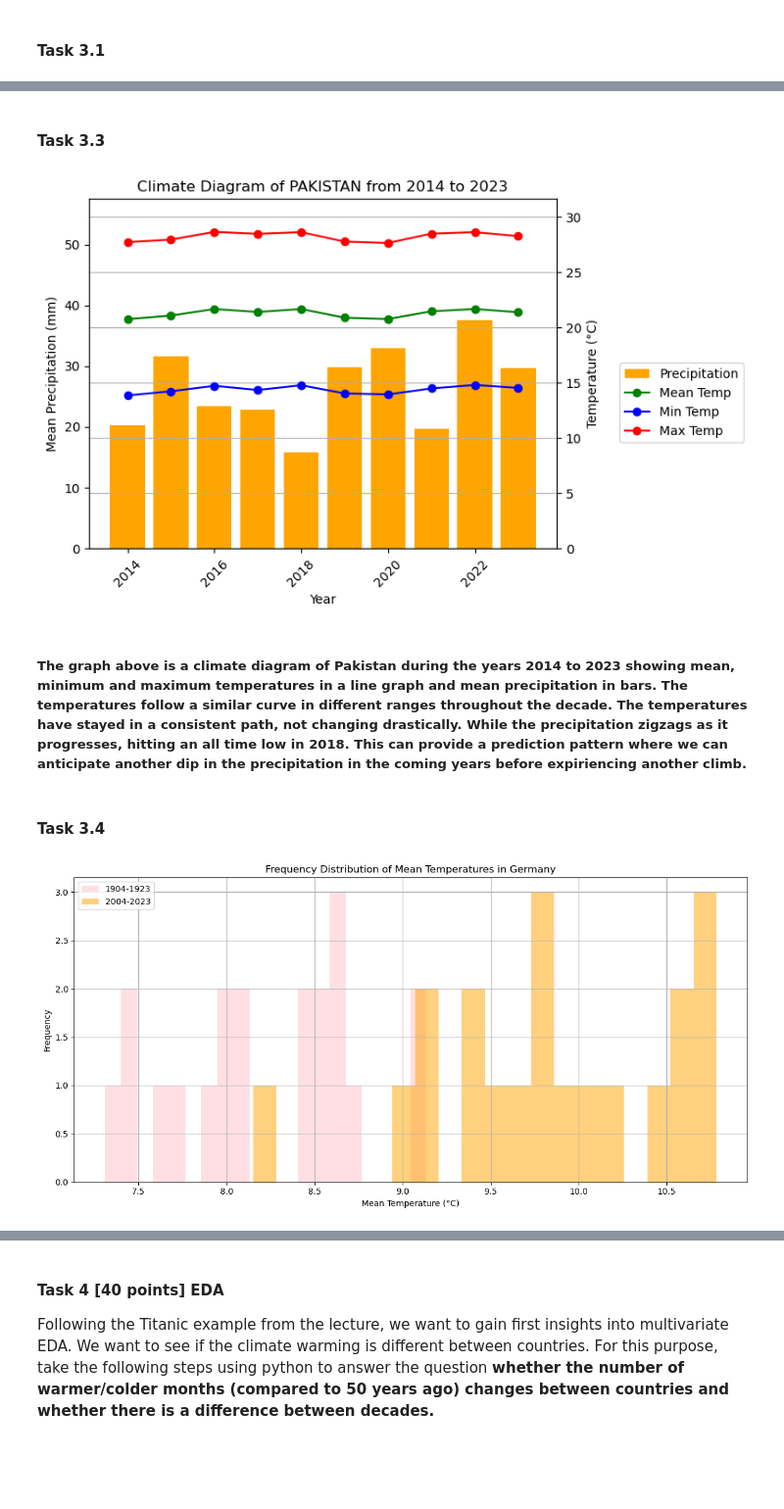
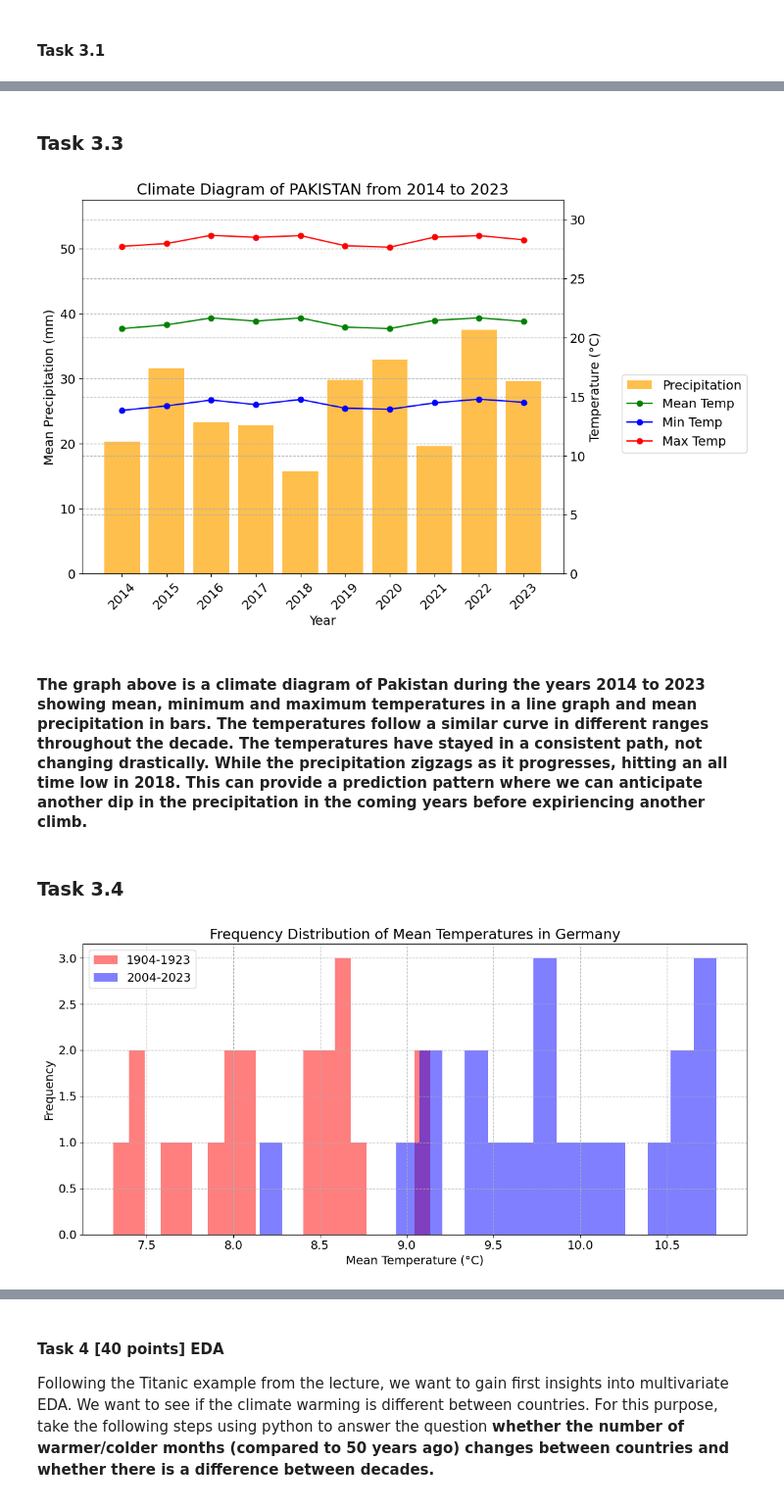
Before and after one commit to mpn1008/RM_assignments, a Jupyter notebook: RM_A02_NMPN/RM_A02_Group.ipynb, the cells around one changed output, grey strips where cells are left out. Shown at 98% size. Saved outputs shown, nothing was run; the diff lists cells and outputs as text; code cells hidden in the pictures; blank space fills up the shorter version.

```diff
--- a/RM_A02_NMPN/RM_A02_Group.ipynb
+++ b/RM_A02_NMPN/RM_A02_Group.ipynb
@@ -206,9 +197,8 @@ for country in countries:
     country_data_2023 = csv_data[(csv_data['COUNTRY'] == country) & (csv_data['YEAR'] == 2023)].replace(-999, np.nan)
 
     # Calculating total precipitation and wet days for the country
-    # TODO: Why sum().sum()???
-    total_precipitation = country_data_2023[prep_columns].sum().sum()
-    total_wet_days = country_data_2023[wet_day_columns].sum().sum()
+    total_precipitation = country_data_2023[prep_columns].values.flatten().sum()
+    total_wet_days = country_data_2023[wet_day_columns].values.flatten().sum()
 
     # Calculating average precipitation per wet day, only if wet days are more than zero (can't divide by zero)
     avg_precip = total_precipitation / total_wet_days if total_wet_days > 0 else None
@@ -218,6 +208,7 @@ for country in countries:
     result = pd.DataFrame(avg_precip_list).dropna()
 
 # Plotting the result
+plt.rcParams.update({'font.size': 14})
 plt.figure(figsize=(12, 8))
 plt.bar(result['COUNTRY'], result['Avg_Precip_per_Wet_Day'], color='pink')
 plt.xticks(rotation=90)
@@ -234,5 +225,5 @@ plt.show()
 # %% [markdown]
-#### Task 3.3
+### Task 3.3
 # %%
 # Preparing all TMP columns
 tmp_mean_columns = ['TMP_MEAN_JAN', 'TMP_MEAN_FEB', 'TMP_MEAN_MAR', 'TMP_MEAN_APR', 'TMP_MEAN_MAY', 'TMP_MEAN_JUN', 'TMP_MEAN_JUL', 'TMP_MEAN_AUG',
@@ -272,13 +263,15 @@ precip_max = annual_mean['PRECIP_Mean'].max()
 tmp_max = annual_mean['TMP_Mean'].max()
 
 # Plotting the bar graph showing precipitation
-fig, tmp_ax = plt.subplots()
+fig, tmp_ax = plt.subplots(figsize=(9, 7), sharex=False)
 tmp_ax.set_xlabel('Year')
 tmp_ax.set_ylabel('Mean Precipitation (mm)', color = 'black')
 tmp_ax.set_ylim(ymin=0, ymax=precip_max+20)
+tmp_ax.set_xticks(annual_mean['Year'])
 tmp_ax.tick_params('x', labelrotation=45)
-tmp_ax.bar(annual_mean['Year'], annual_mean['PRECIP_Mean'], color='orange', label='Precipitation')
+tmp_ax.bar(annual_mean['Year'], annual_mean['PRECIP_Mean'], color='orange', label='Precipitation', alpha=0.7)
 tmp_ax.tick_params(axis='y', labelcolor='black')
+tmp_ax.grid(axis='y', linestyle='--', alpha=1)
 
 # Plotting the line graph on the same graph showing min, max, and mean temperature
 precip_ax = tmp_ax.twinx()
@@ -288,39 +281,40 @@ precip_ax.plot(annual_mean['Year'], annual_mean['TMP_Mean'], marker='o', linesty
 precip_ax.plot(annual_mean['Year'], annual_mean['TMP_Min'], marker='o', linestyle='-', color='blue', label='Min Temp')
 precip_ax.plot(annual_mean['Year'], annual_mean['TMP_Max'], marker='o', linestyle='-', color='red', label='Max Temp')
 precip_ax.tick_params(axis='y', labelcolor='black')
+precip_ax.grid(linestyle='--', alpha=1)
 
 # Adding labels to the graph
+plt.rcParams.update({'font.size': 14})
 fig.legend(loc='center left', bbox_to_anchor=(1, 0.5))
 fig.tight_layout()
 plt.title('Climate Diagram of ' + data['COUNTRY'].values[0] + ' from 2014 to 2023')
-plt.grid(True)
 plt.show()
 # %% [output]
-[figure, old version]
+[figure, new version]
 # %% [markdown]
-##### The graph above is a climate diagram of Pakistan during the years 2014 to 2023 showing mean, minimum and maximum temperatures in a line graph and mean precipitation in bars. The temperatures follow a similar curve in different ranges throughout the decade. The temperatures have stayed in a consistent path, not changing drastically. While the precipitation zigzags as it progresses, hitting an all time low in 2018. This can provide a prediction pattern where we can anticipate another dip in the precipitation in the coming years before expiriencing another climb.
+#### The graph above is a climate diagram of Pakistan during the years 2014 to 2023 showing mean, minimum and maximum temperatures in a line graph and mean precipitation in bars. The temperatures follow a similar curve in different ranges throughout the decade. The temperatures have stayed in a consistent path, not changing drastically. While the precipitation zigzags as it progresses, hitting an all time low in 2018. This can provide a prediction pattern where we can anticipate another dip in the precipitation in the coming years before expiriencing another climb.
 # %% [markdown]
-#### Task 3.4
+### Task 3.4
 # %%
 # Filtering data according to country and year, and replacing outliers
 early_years = csv_data[(csv_data['COUNTRY'] == 'GERMANY') & (csv_data['YEAR'] >= 1904) & (csv_data['YEAR'] <= 1923)].replace(-999, np.nan)
 recent_years = csv_data[(csv_data['COUNTRY'] == 'GERMANY') & (csv_data['YEAR'] >= 2004) & (csv_data['YEAR'] <= 2023)].replace(-999, np.nan)
 
 # Storing data for specific columns
 early_years_tmp_mean = early_years[tmp_mean_columns].dropna().mean(axis=1)
 recent_years_tmp_mean = recent_years[tmp_mean_columns].dropna().mean(axis=1)
 
 #Plotting the graph
 plt.figure(figsize=(12, 6))
-plt.hist(early_years_tmp_mean, bins=20, alpha=0.5, color='pink', label='1904-1923')
-plt.hist(recent_years_tmp_mean, bins=20, alpha=0.5, color='orange', label='2004-2023')
+plt.hist(early_years_tmp_mean, bins=20, alpha=0.5, color='red', label='1904-1923')
+plt.hist(recent_years_tmp_mean, bins=20, alpha=0.5, color='blue', label='2004-2023')
 plt.xlabel('Mean Temperature (°C)')
 plt.ylabel('Frequency')
 plt.title('Frequency Distribution of Mean Temperatures in Germany')
 plt.legend()
-plt.grid(True)
+plt.grid(linestyle='--', alpha=1)
 plt.tight_layout()
 plt.show()
 # %% [output]
-[figure, old version]
+[figure, new version]
 # %% [markdown]
```
Also changed, not shown: parts of 6 cells of this notebook.
